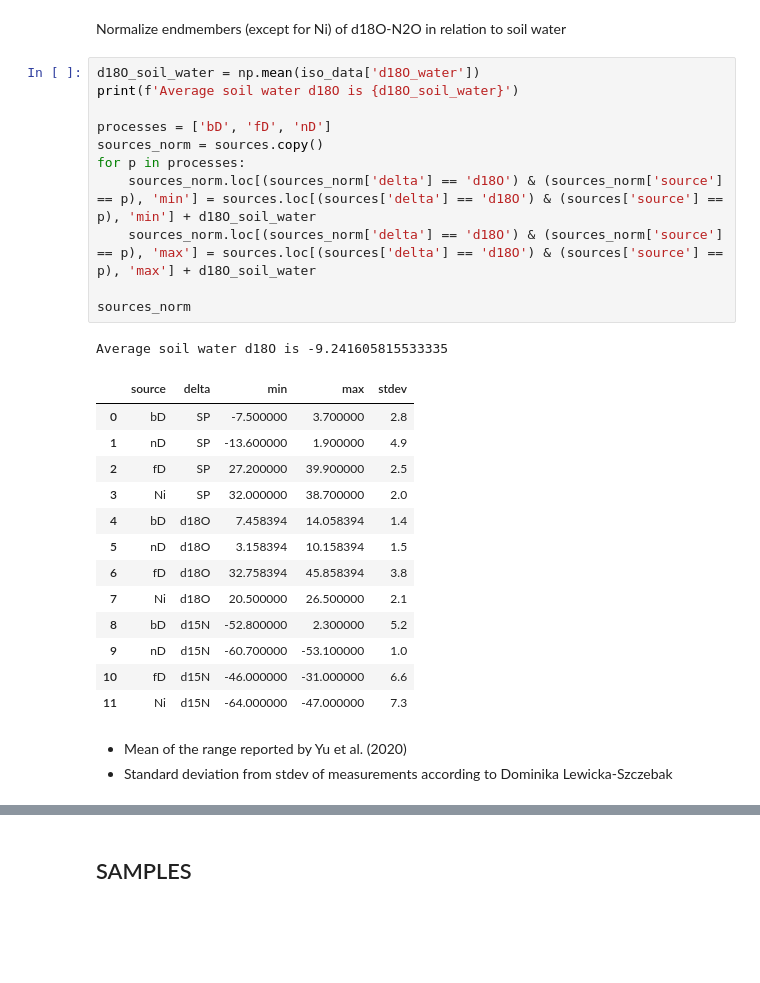
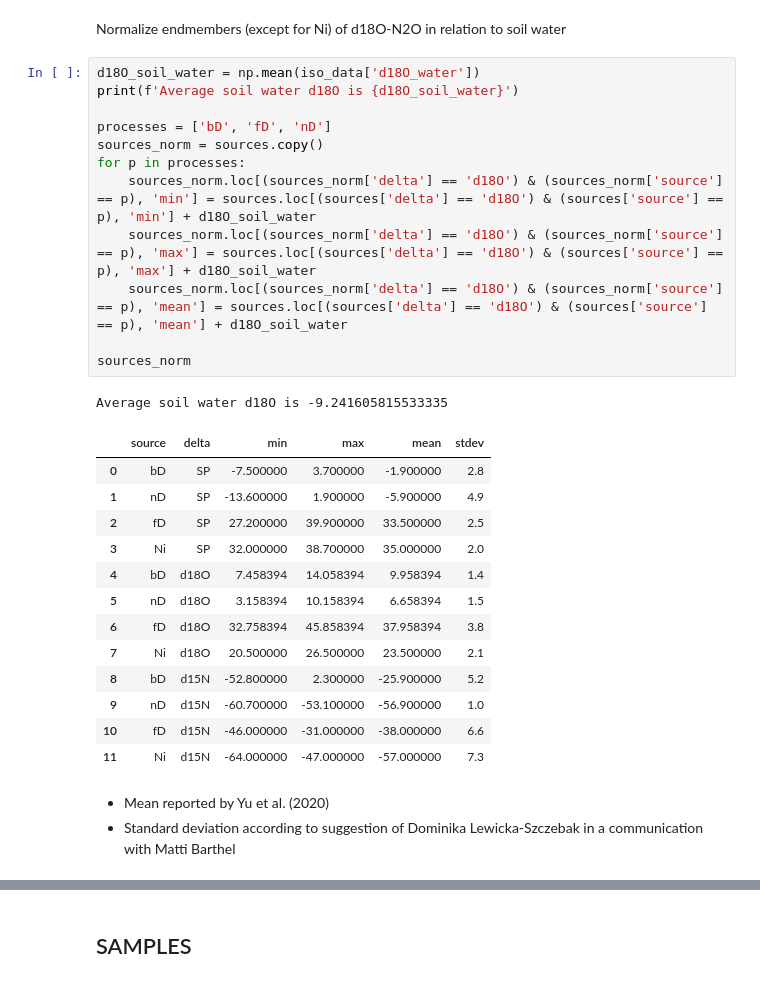
Before and after one commit to fabioturc/n2o-wheat-drivers-sources, a Jupyter notebook: notebooks/SOURCES_01_prep_inputs_FRAME.ipynb, the cells around one changed output, grey strips where cells are left out. Cells and saved outputs as stored; diff of their text form; blank space fills up the shorter version.

Commit message:
now the mean of each process is in the raw data and not calculated from the range

```diff
--- a/notebooks/SOURCES_01_prep_inputs_FRAME.ipynb
+++ b/notebooks/SOURCES_01_prep_inputs_FRAME.ipynb
@@ -67,30 +76,31 @@ Normalize endmembers (except for Ni) of d18O-N2O in relation to soil water
 # %%
 d18O_soil_water = np.mean(iso_data['d18O_water'])
 print(f'Average soil water d18O is {d18O_soil_water}')
 
 processes = ['bD', 'fD', 'nD']
 sources_norm = sources.copy()
 for p in processes:
     sources_norm.loc[(sources_norm['delta'] == 'd18O') & (sources_norm['source'] == p), 'min'] = sources.loc[(sources['delta'] == 'd18O') & (sources['source'] == p), 'min'] + d18O_soil_water
     sources_norm.loc[(sources_norm['delta'] == 'd18O') & (sources_norm['source'] == p), 'max'] = sources.loc[(sources['delta'] == 'd18O') & (sources['source'] == p), 'max'] + d18O_soil_water
+    sources_norm.loc[(sources_norm['delta'] == 'd18O') & (sources_norm['source'] == p), 'mean'] = sources.loc[(sources['delta'] == 'd18O') & (sources['source'] == p), 'mean'] + d18O_soil_water
 
 sources_norm
 # %% [output]
 Average soil water d18O is -9.241605815533335
-|  | source | delta | min | max | stdev |
-| 0 | bD | SP | -7.500000 | 3.700000 | 2.8 |
-| 1 | nD | SP | -13.600000 | 1.900000 | 4.9 |
-| 2 | fD | SP | 27.200000 | 39.900000 | 2.5 |
-| 3 | Ni | SP | 32.000000 | 38.700000 | 2.0 |
-| 4 | bD | d18O | 7.458394 | 14.058394 | 1.4 |
-| 5 | nD | d18O | 3.158394 | 10.158394 | 1.5 |
-| 6 | fD | d18O | 32.758394 | 45.858394 | 3.8 |
-| 7 | Ni | d18O | 20.500000 | 26.500000 | 2.1 |
-| 8 | bD | d15N | -52.800000 | 2.300000 | 5.2 |
-| 9 | nD | d15N | -60.700000 | -53.100000 | 1.0 |
-| 10 | fD | d15N | -46.000000 | -31.000000 | 6.6 |
-| 11 | Ni | d15N | -64.000000 | -47.000000 | 7.3 |
+|  | source | delta | min | max | mean | stdev |
+| 0 | bD | SP | -7.500000 | 3.700000 | -1.900000 | 2.8 |
+| 1 | nD | SP | -13.600000 | 1.900000 | -5.900000 | 4.9 |
+| 2 | fD | SP | 27.200000 | 39.900000 | 33.500000 | 2.5 |
+| 3 | Ni | SP | 32.000000 | 38.700000 | 35.000000 | 2.0 |
+| 4 | bD | d18O | 7.458394 | 14.058394 | 9.958394 | 1.4 |
+| 5 | nD | d18O | 3.158394 | 10.158394 | 6.658394 | 1.5 |
+| 6 | fD | d18O | 32.758394 | 45.858394 | 37.958394 | 3.8 |
+| 7 | Ni | d18O | 20.500000 | 26.500000 | 23.500000 | 2.1 |
+| 8 | bD | d15N | -52.800000 | 2.300000 | -25.900000 | 5.2 |
+| 9 | nD | d15N | -60.700000 | -53.100000 | -56.900000 | 1.0 |
+| 10 | fD | d15N | -46.000000 | -31.000000 | -38.000000 | 6.6 |
+| 11 | Ni | d15N | -64.000000 | -47.000000 | -57.000000 | 7.3 |
 # %% [markdown]
-* Mean of the range reported by Yu et al. (2020)
-* Standard deviation from stdev of measurements according to Dominika Lewicka-Szczebak
+* Mean reported by Yu et al. (2020)
+* Standard deviation according to suggestion of Dominika Lewicka-Szczebak in a communication with Matti Barthel
 # %%
```
Also changed, not shown: parts of 3 cells of this notebook.
